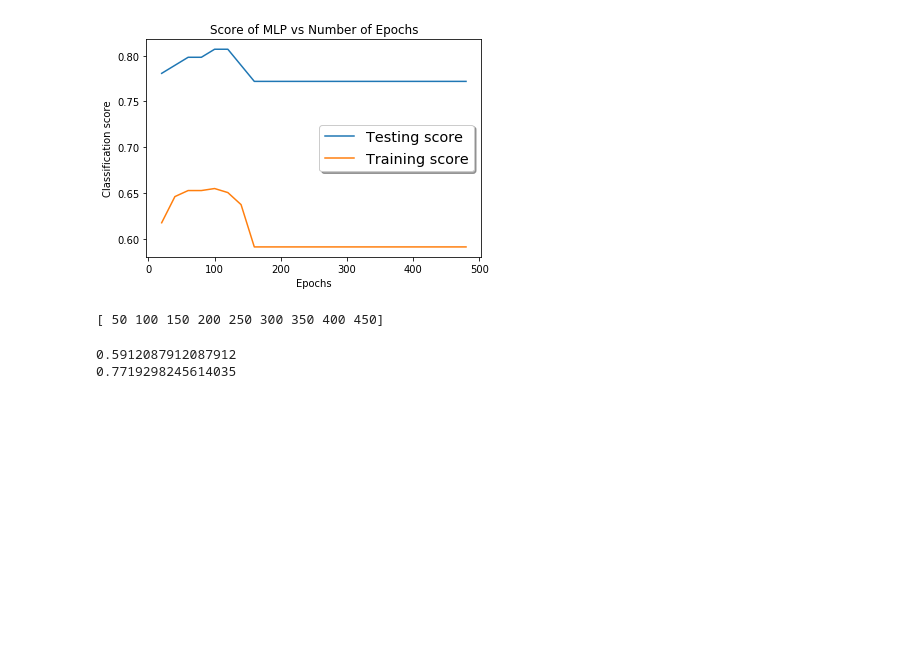
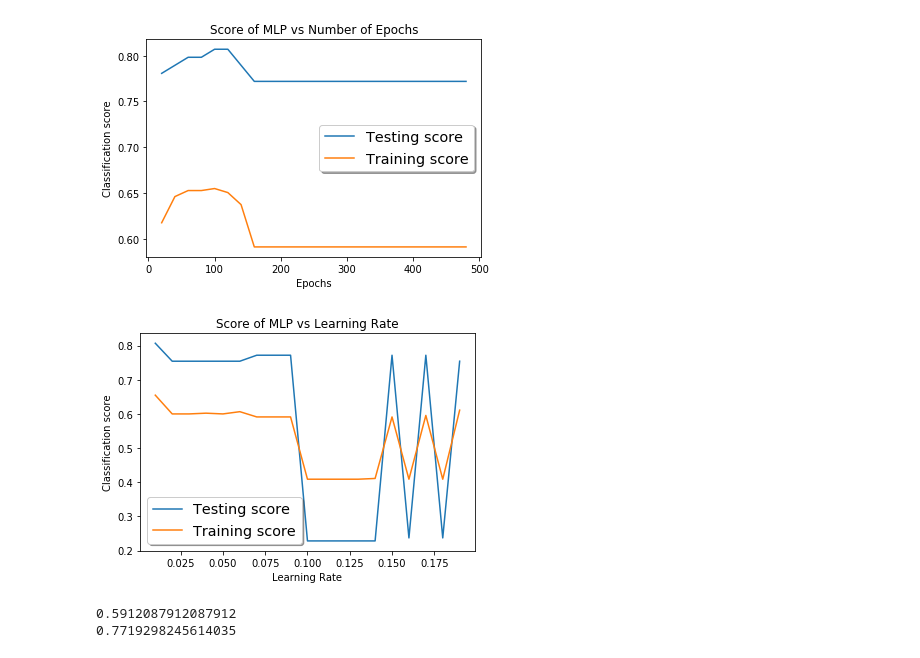
Before and after one commit to jenyu7/CS159, a Jupyter notebook: MLP.ipynb, the cells around one changed output. Cells and saved outputs as stored; diff of their text form; code cells hidden in the pictures; blank space fills up the shorter version.

```diff
--- a/MLP.ipynb
+++ b/MLP.ipynb
@@ -146,3 +146,13 @@ Total epochs:  460
 0.5912087912087912 0.7719298245614035
 Total epochs:  480
 0.5912087912087912 0.7719298245614035
+# %%
+x_train, y_train, x_test, y_test = get_inputs(data, ['mean radius', 'mean texture', 'mean smoothness', 'mean compactness',
+           'mean concavity'], 0.8)
+train_err0, test_err0 = [], []
+for l in np.arange(0.01, 0.2, 0.01):
+    print("Learning rate: ", l)
+    err0 = train(100, l, x_train, y_train, x_test, y_test)
+    train_err0.append(err0[0])
+    test_err0.append(err0[1])
+    print(err0[0], err0[1])
@@ -160,10 +188,18 @@ plt.legend(loc=0, shadow=True, fontsize='x-large')
 plt.show()
 # %% [output]
 [figure]
-# %%
-print(epochs)
-# %% [output]
-[ 50 100 150 200 250 300 350 400 450]
+# %%
+lrate = np.arange(0.01, 0.2, 0.01)
+plt.figure()
+plt.plot(lrate, test_err0, label='Testing score')
+plt.plot(lrate, train_err0, label='Training score')
+plt.xlabel('Learning Rate')
+plt.ylabel('Classification score')
+plt.title('Score of MLP vs Learning Rate')
+plt.legend(loc=0, shadow=True, fontsize='x-large')
+plt.show()
+# %% [output]
+[figure, added]
 # %%
 from sklearn.neural_network import MLPClassifier
 
```
Also changed, not shown: parts of 1 cell of this notebook, 1 other file.
